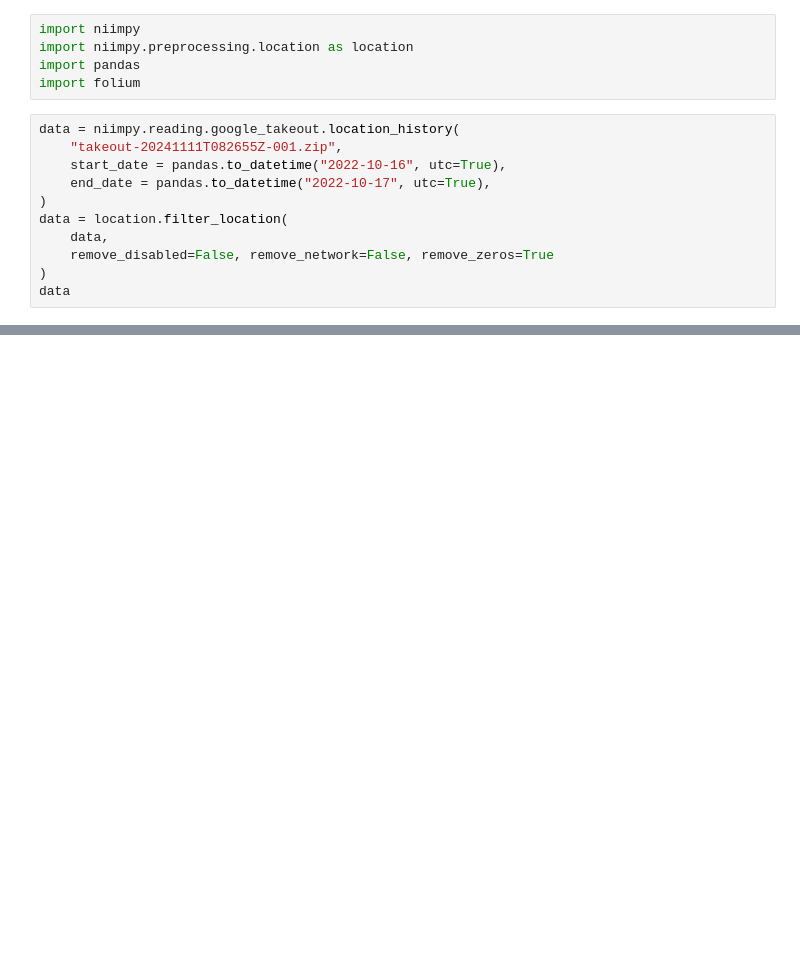
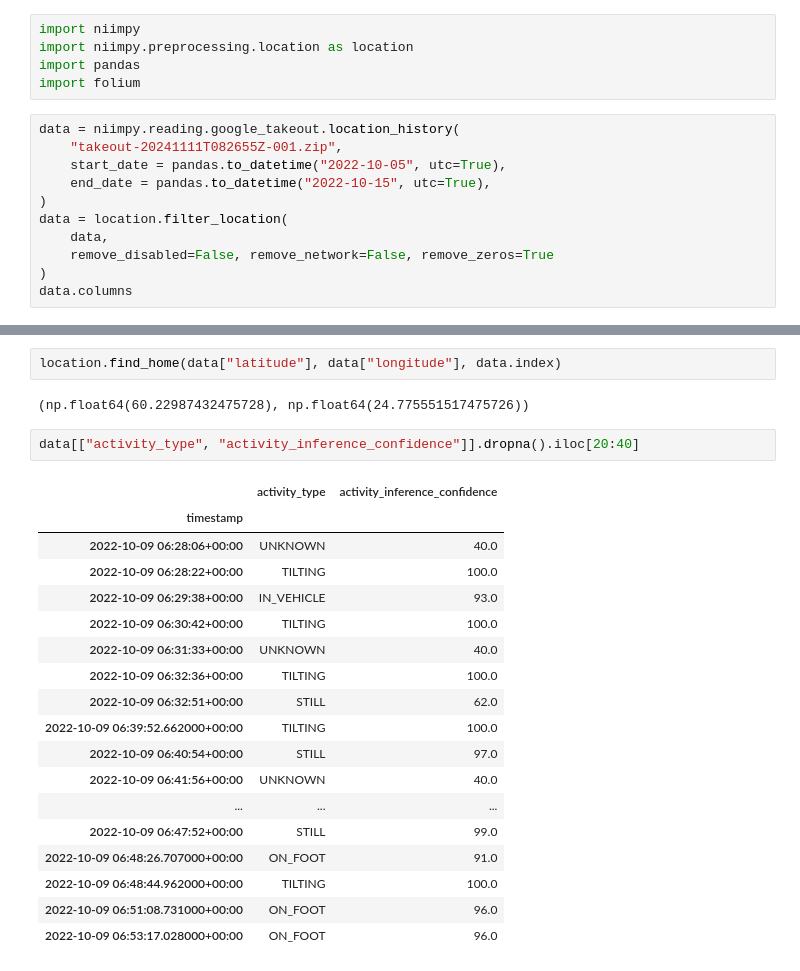
Before and after one commit to rantahar/NRSE2025, a Jupyter notebook: location_to_map.ipynb, the cells around one changed output, grey strips where cells are left out. Drawn from its saved outputs; the diff is of its cells as text; blank space fills up the shorter version.

```diff
--- a/location_to_map.ipynb
+++ b/location_to_map.ipynb
@@ -6,12 +6,12 @@ import folium
 # %%
 data = niimpy.reading.google_takeout.location_history(
     "takeout-20241111T082655Z-001.zip",
-    start_date = pandas.to_datetime("2022-10-16", utc=True),
-    end_date = pandas.to_datetime("2022-10-17", utc=True),
+    start_date = pandas.to_datetime("2022-10-05", utc=True),
+    end_date = pandas.to_datetime("2022-10-15", utc=True),
 )
 data = location.filter_location(
     data,
     remove_disabled=False, remove_network=False, remove_zeros=True
 )
-data
+data.columns
 # %% [output]
@@ -52 +30,26 @@ data_hour
+# %%
+location.find_home(data["latitude"], data["longitude"], data.index)
+# %% [output]
+(np.float64(60.22987432475728), np.float64(24.775551517475726))
+# %%
+data[["activity_type", "activity_inference_confidence"]].dropna().iloc[20:40]
+# %% [output]
+|  | activity_type | activity_inference_confidence |
+| timestamp |  |  |
+| 2022-10-09 06:28:06+00:00 | UNKNOWN | 40.0 |
+| 2022-10-09 06:28:22+00:00 | TILTING | 100.0 |
+| 2022-10-09 06:29:38+00:00 | IN_VEHICLE | 93.0 |
+| 2022-10-09 06:30:42+00:00 | TILTING | 100.0 |
+| 2022-10-09 06:31:33+00:00 | UNKNOWN | 40.0 |
+| 2022-10-09 06:32:36+00:00 | TILTING | 100.0 |
+| 2022-10-09 06:32:51+00:00 | STILL | 62.0 |
+| 2022-10-09 06:39:52.662000+00:00 | TILTING | 100.0 |
+| 2022-10-09 06:40:54+00:00 | STILL | 97.0 |
+| 2022-10-09 06:41:56+00:00 | UNKNOWN | 40.0 |
+| ... | ... | ... |
+| 2022-10-09 06:47:52+00:00 | STILL | 99.0 |
+| 2022-10-09 06:48:26.707000+00:00 | ON_FOOT | 91.0 |
+| 2022-10-09 06:48:44.962000+00:00 | TILTING | 100.0 |
+| 2022-10-09 06:51:08.731000+00:00 | ON_FOOT | 96.0 |
+| 2022-10-09 06:53:17.028000+00:00 | ON_FOOT | 96.0 |
 # %%
```
Also changed, not shown: parts of 4 cells of this notebook, 2 other files.
